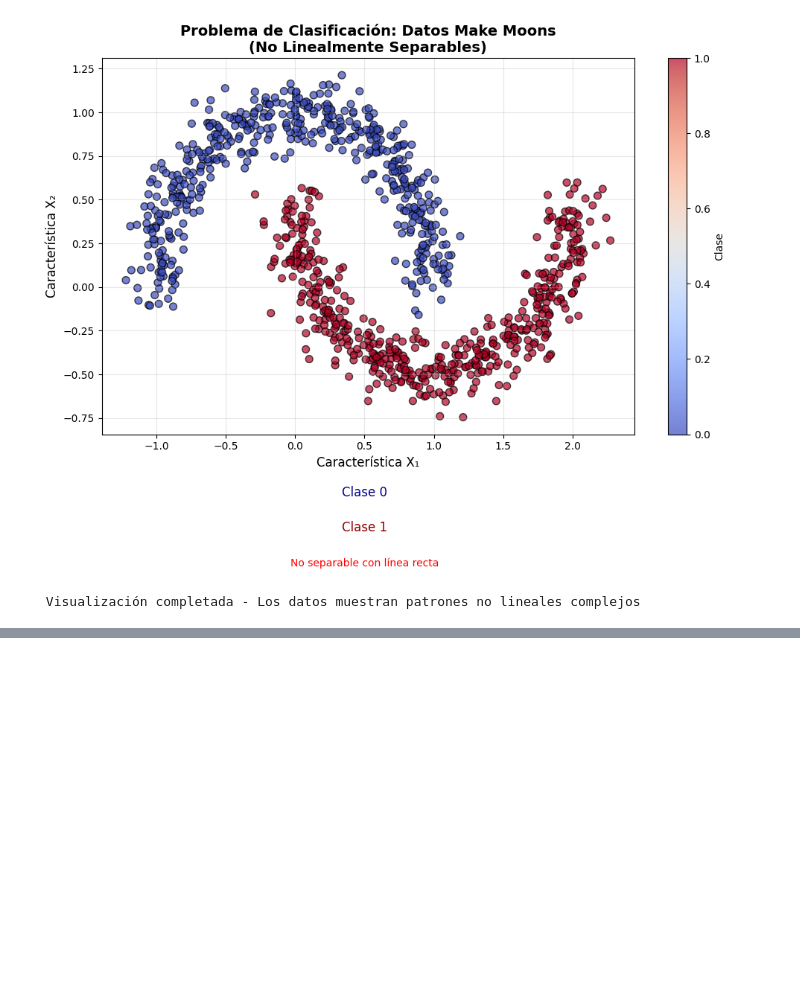
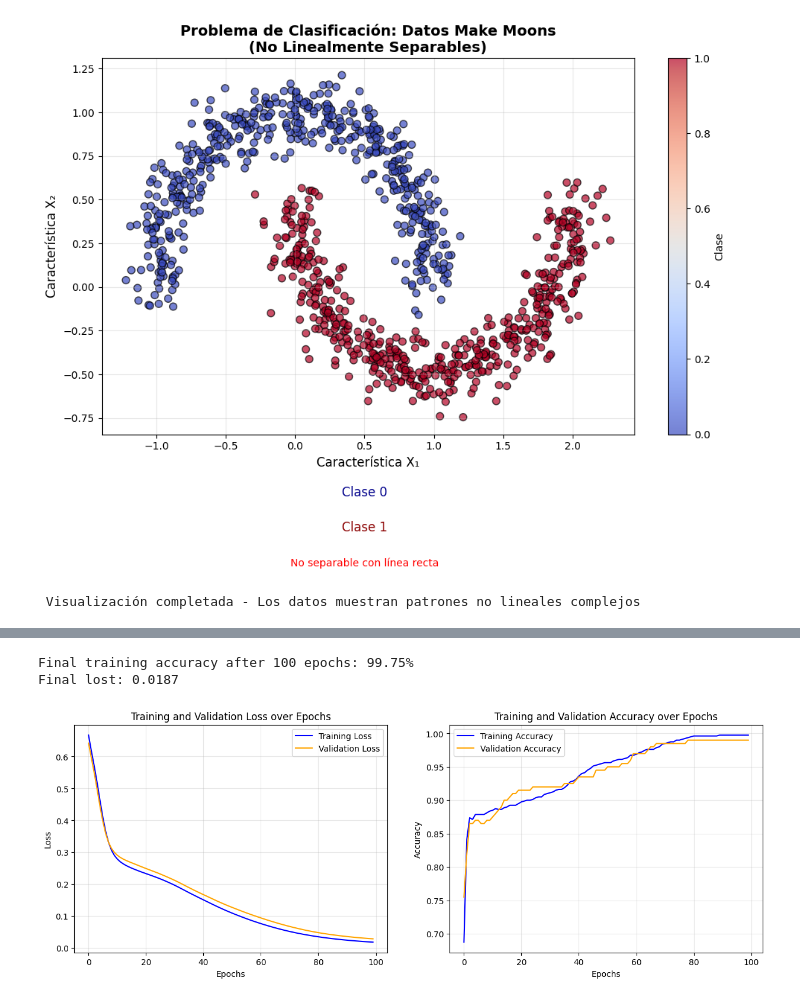
Before and after one commit to alanPalma25/sic-2025-python-ai, a Jupyter notebook: ia_module/classnotes.ipynb, the cells around one changed output, grey strips where cells are left out. Drawn from its saved outputs; the diff is of its cells as text; code cells hidden in the pictures; blank space fills up the shorter version.

```diff
--- a/ia_module/classnotes.ipynb
+++ b/ia_module/classnotes.ipynb
@@ -1027,0 +1066,9 @@ print("\n Visualización completada - Los datos muestran patrones no lineales co
+# %%
+# Compile the model
+model.compile(
+    optimizer='adam',
+    loss='binary_crossentropy',
+    metrics=['accuracy']
+)
+
+print("Model compiled successfully with Adam optimizer and binary crossentropy loss.")
@@ -1027,0 +1077,9 @@ print("\n Visualización completada - Los datos muestran patrones no lineales co
+# %%
+history = model.fit(
+    X_train,
+    Y_train,
+    epochs=100,
+    batch_size=32,
+    validation_split=0.2,
+    verbose=1
+)
@@ -1027,0 +1104,27 @@ print("\n Visualización completada - Los datos muestran patrones no lineales co
+# %%
+final_accuracy = history.history['accuracy'][-1]
+print(f"Final training accuracy after 100 epochs: {final_accuracy*100:.2f}%")
+print(f'Final lost: {history.history["loss"][-1]:.4f}')
+# %% [output]
+Final training accuracy after 100 epochs: 99.75%
+Final lost: 0.0187
+# %%
+fig, (ax1, ax2) = plt.subplots(1, 2, figsize=(15, 5))
+
+ax1.plot(history.history['loss'], label='Training Loss', color='blue')
+ax1.plot(history.history['val_loss'], label='Validation Loss', color='orange')
+ax1.set_title('Training and Validation Loss over Epochs')
+ax1.set_xlabel('Epochs')
+ax1.set_ylabel('Loss')
+ax1.legend(frameon=True)
+ax1.grid(True, alpha=0.3)
+
+ax2.plot(history.history['accuracy'], label='Training Accuracy', color='blue')
+ax2.plot(history.history['val_accuracy'], label='Validation Accuracy', color='orange')
+ax2.set_title('Training and Validation Accuracy over Epochs')
+ax2.set_xlabel('Epochs')
+ax2.set_ylabel('Accuracy')
+ax2.legend(frameon=True)
+ax2.grid(True, alpha=0.3)
+# %% [output]
+[figure, added]
```
Also changed, not shown: parts of 4 cells of this notebook.
